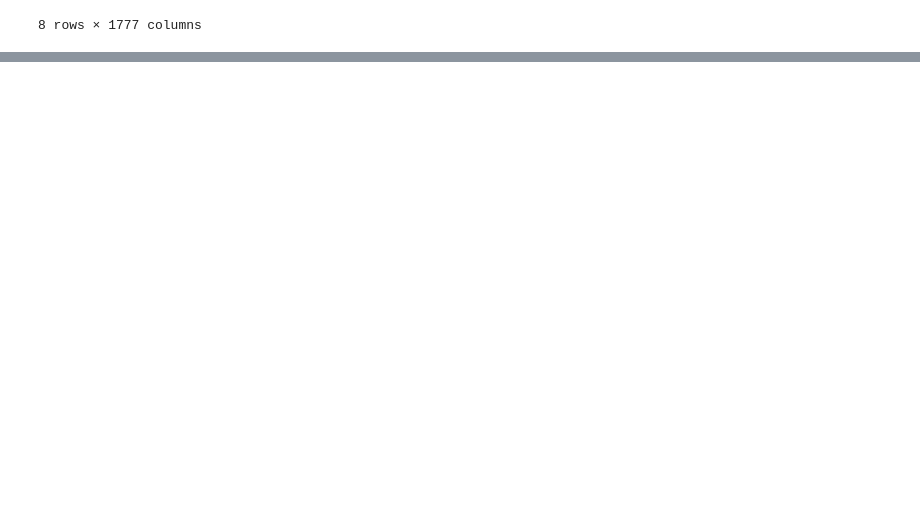
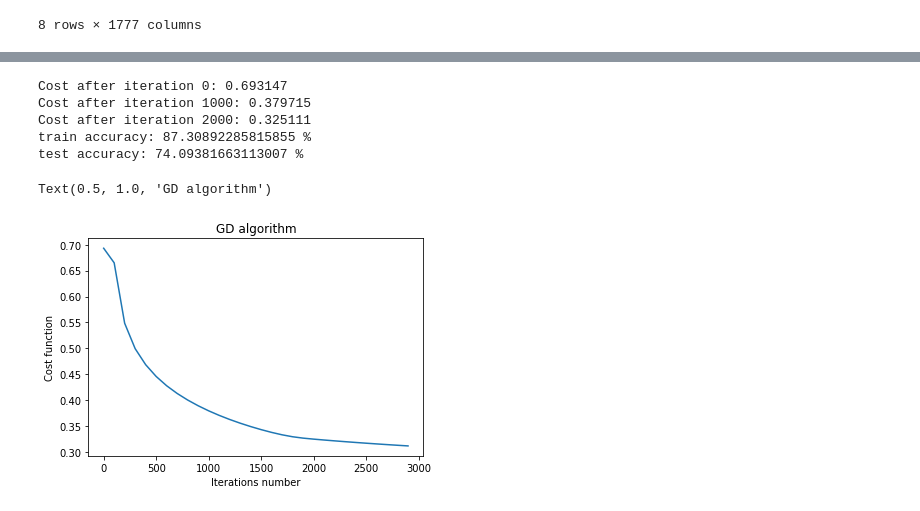
Before and after one commit to PatrykStronski/MachineLearning, a Jupyter notebook: lab3.ipynb, the cells around one changed output, grey strips where cells are left out. Cells and saved outputs as stored; diff of their text form; code cells hidden in the pictures; blank space fills up the shorter version.

```diff
--- a/lab3.ipynb
+++ b/lab3.ipynb
@@ -245,0 +265,16 @@ test accuracy: 66.09808102345416 %
+# %%
+iter_numb = 3000
+d = model(train_data.T, train_labels.T, test_data.T, test_labels.T, num_iterations = iter_numb, learning_rate = 0.3, print_cost = True, optimization_function='gd')
+
+plt.plot(np.arange(0, iter_numb, 100), d['costs'])
+plt.xlabel('Iterations number')
+plt.ylabel('Cost function')
+plt.title('GD algorithm')
+# %% [output]
+Cost after iteration 0: 0.693147
+Cost after iteration 1000: 0.379715
+Cost after iteration 2000: 0.325111
+train accuracy: 87.30892285815855 %
+test accuracy: 74.09381663113007 %
+Text(0.5, 1.0, 'GD algorithm')
+[figure, added]
```
Also changed, not shown: parts of 7 cells of this notebook.
